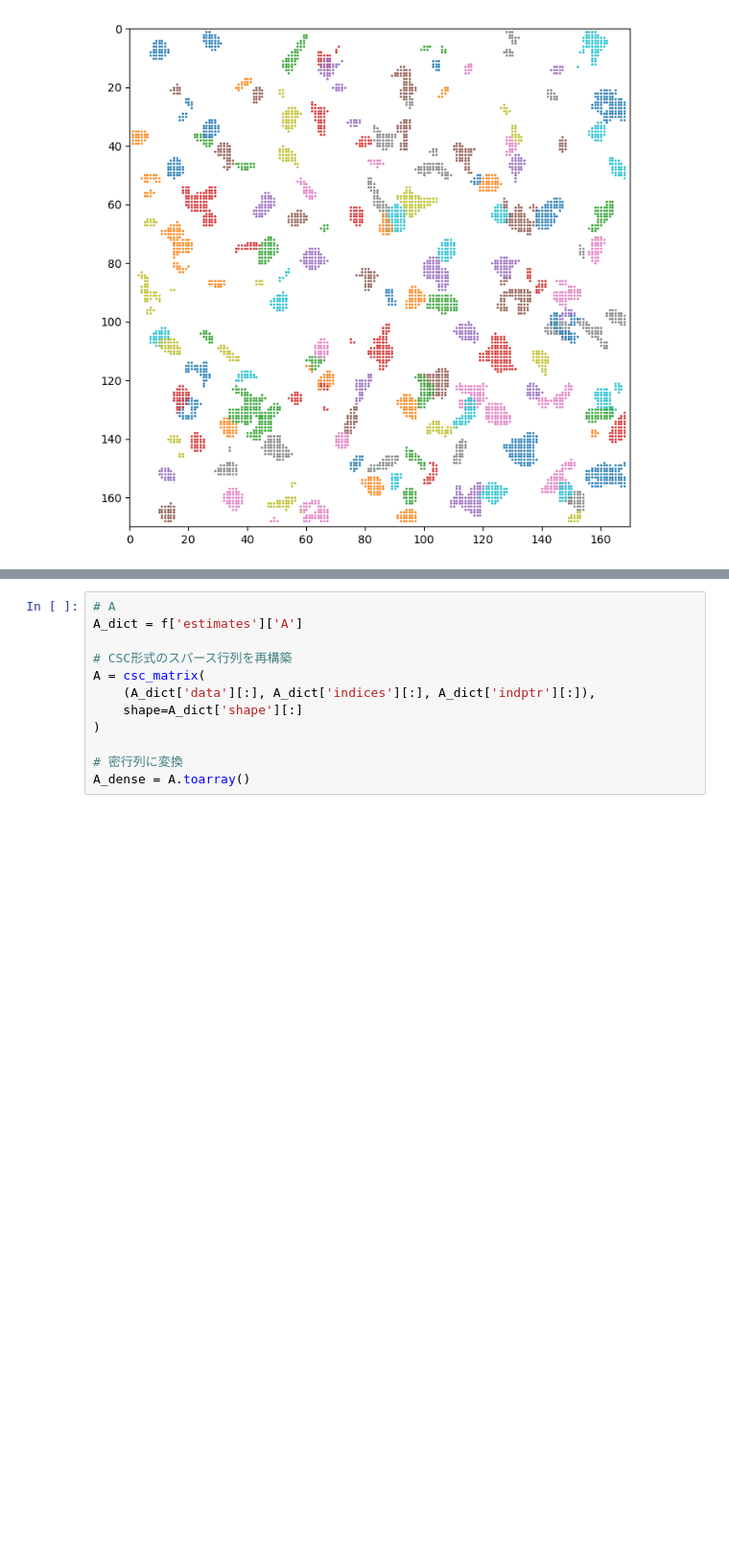
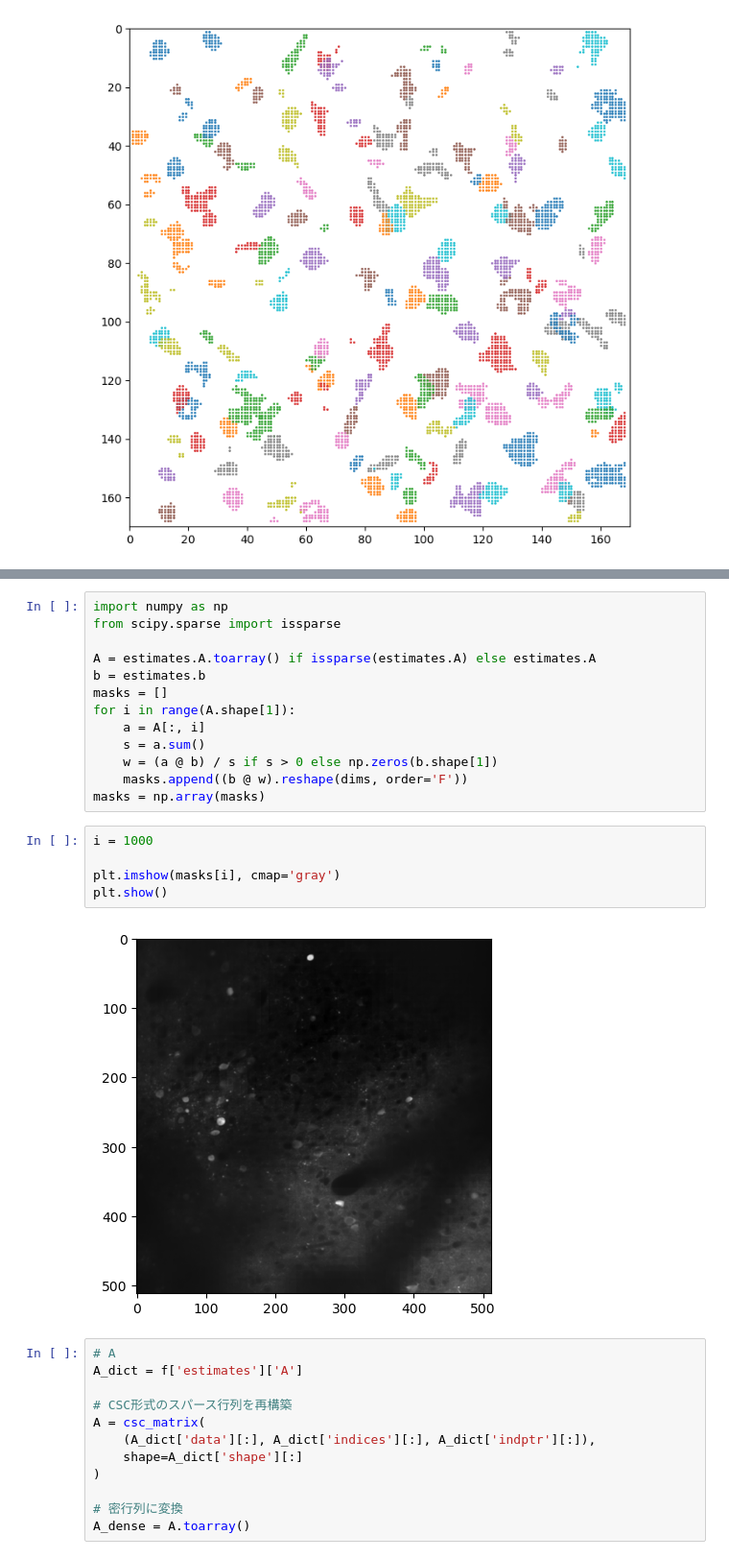
Before and after one commit to dhino2000/optic, a Jupyter notebook: notebook/CheckCaimanData.ipynb, the cells around one changed output, grey strips where cells are left out. Shown at 96% size. Saved outputs shown, nothing was run; the diff lists cells and outputs as text; blank space fills up the shorter version.

```diff
--- a/notebook/CheckCaimanData.ipynb
+++ b/notebook/CheckCaimanData.ipynb
@@ -256,3 +291,23 @@ plt.show()
+# %%
+import numpy as np
+from scipy.sparse import issparse
+
+A = estimates.A.toarray() if issparse(estimates.A) else estimates.A
+b = estimates.b
+masks = []
+for i in range(A.shape[1]):
+    a = A[:, i]
+    s = a.sum()
+    w = (a @ b) / s if s > 0 else np.zeros(b.shape[1])
+    masks.append((b @ w).reshape(dims, order='F'))
+masks = np.array(masks)
+# %%
+i = 1000
+
+plt.imshow(masks[i], cmap='gray')
+plt.show()
+# %% [output]
+[figure, added]
 # %%
 # A
 A_dict = f['estimates']['A']
```
Also changed, not shown: parts of 10 cells of this notebook, 4 other files.
